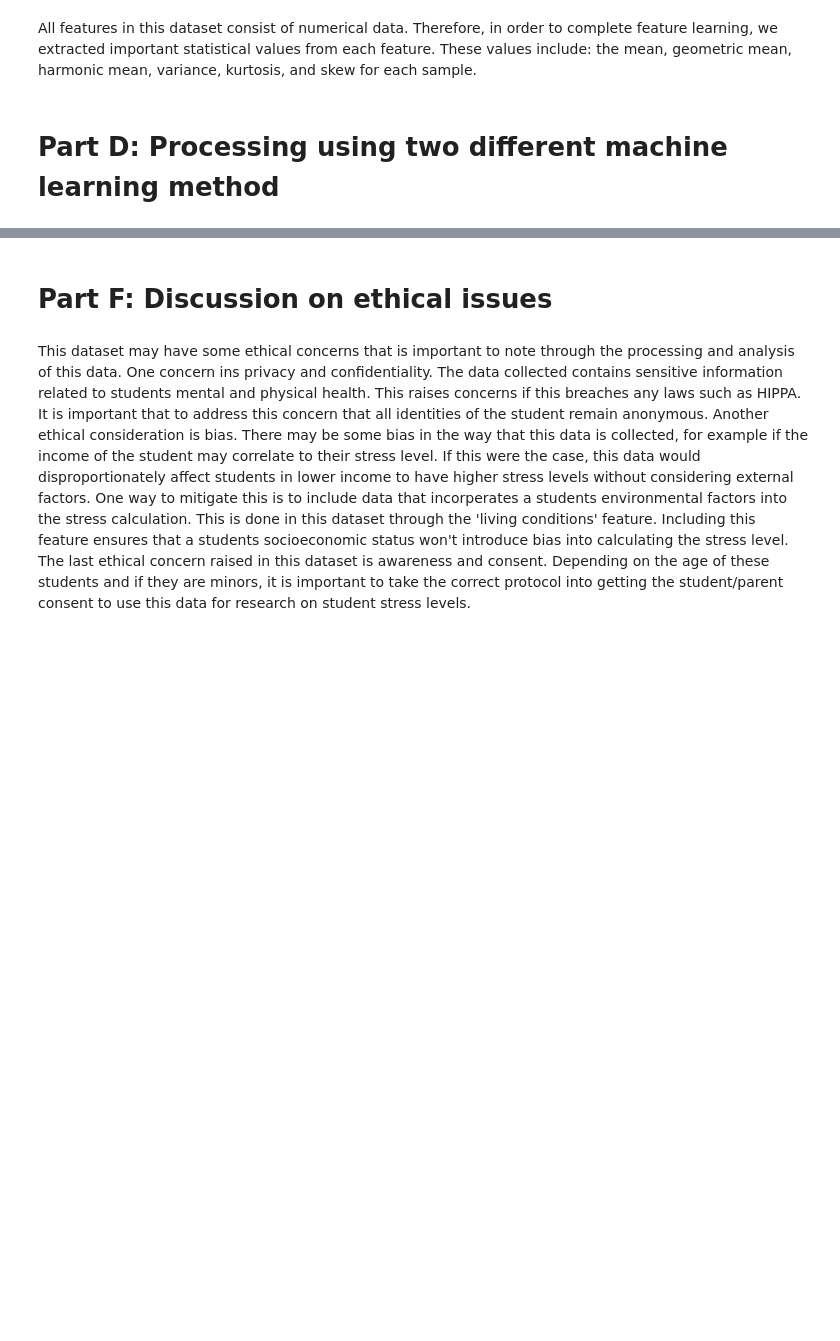
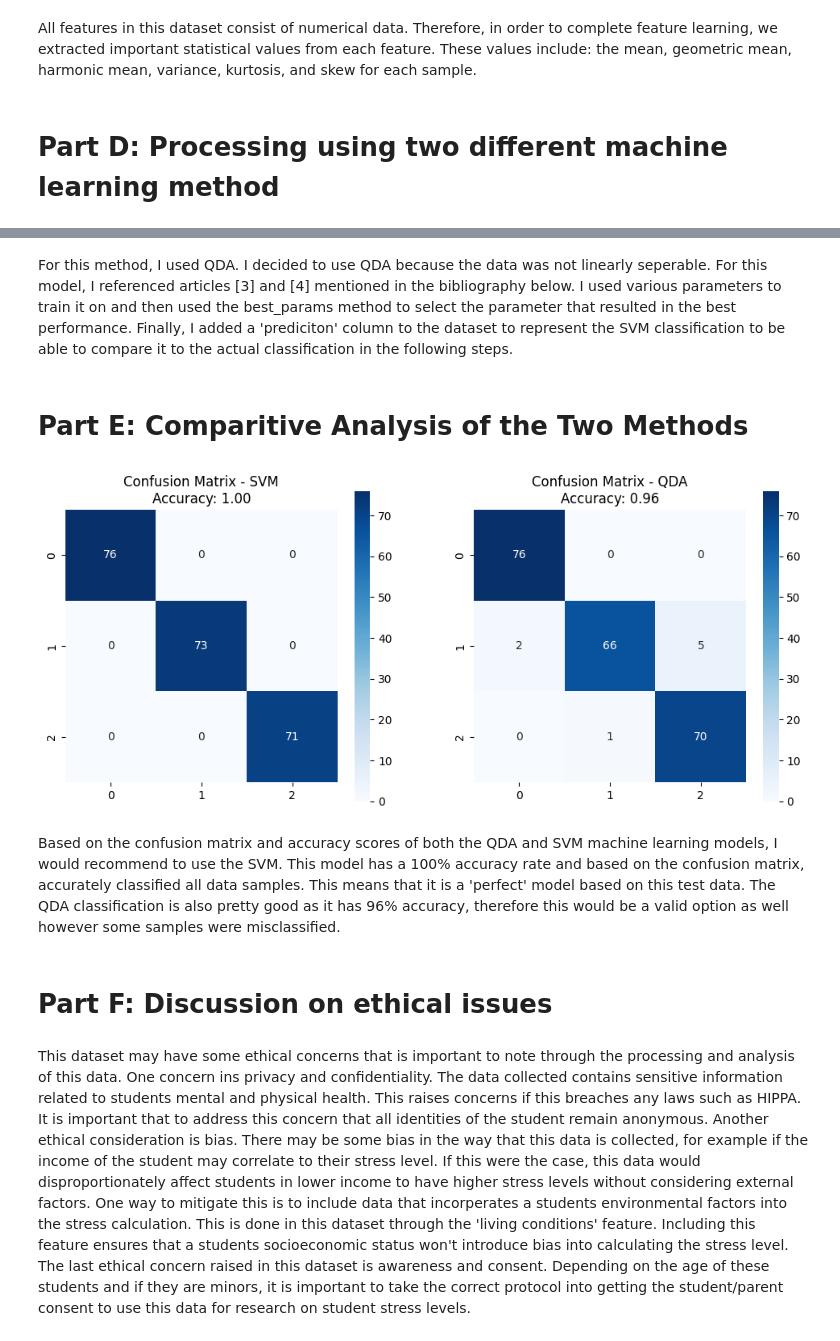
Before and after one commit to kaylaolivo/TermProject, a Jupyter notebook: KaylaandHarihaj_Dataset1.ipynb, the cells around one changed output, grey strips where cells are left out. Drawn from its saved outputs; the diff is of its cells as text; code cells hidden in the pictures; blank space fills up the shorter version.

Commit message:
dataset 1 final

```diff
--- a/KaylaandHarihaj_Dataset1.ipynb
+++ b/KaylaandHarihaj_Dataset1.ipynb
@@ -218,0 +270,18 @@ All features in this dataset consist of numerical data. Therefore, in order to c
+# %%
+X_train, X_test, y_train, y_test = train_test_split(X, y, test_size=0.2, random_state=42)
+qda = QuadraticDiscriminantAnalysis()
+param_grid = {'reg_param': [0.0, 0.1, 0.2, 0.3, 0.4, 0.5]}
+grid_search = GridSearchCV(qda, param_grid, cv=5, scoring='accuracy')
+grid_search.fit(X_train, y_train)
+best_params = grid_search.best_params_
+best_qda = QuadraticDiscriminantAnalysis(**best_params)
+best_qda.fit(X_train, y_train)
+y_pred = best_qda.predict(X_test)
+df_student_stress['QDA_prediction'] = final_model.predict(X)
+print(df_student_stress['SVM_prediction'])
+
+
+accuracy_QDA = accuracy_score(y_test, y_pred)
+print(accuracy_QDA)
+classification_rep_QDA = classification_report(y_test, y_pred)
+confusion_mat_QDA= confusion_matrix(y_test, y_pred)
@@ -219,3 +302,23 @@ All features in this dataset consist of numerical data. Therefore, in order to c
+# %% [markdown]
+For this method, I used QDA. I decided to use QDA because the data was not linearly seperable. For this model, I referenced articles [3] and [4] mentioned in the bibliography below. I used various parameters to train it on and then used the best_params method to select the parameter that resulted in the best performance. Finally, I added a 'prediciton' column to the dataset to represent the SVM classification to be able to compare it to the actual classification in the following steps.
+# %% [markdown]
+# Part E: Comparitive Analysis of the Two Methods
+# %%
+fig, axes = plt.subplots(1, 2, figsize=(12, 5))
+sns.heatmap(confusion_mat_SVM, annot=True, fmt='d', cmap='Blues', ax=axes[0])
+
+axes[0].imshow(confusion_mat_SVM, interpolation='nearest', cmap=plt.cm.Blues)
+axes[0].set_title('Confusion Matrix - SVM\nAccuracy: {:.2f}'.format(accuracy_SVM))
+sns.heatmap(confusion_mat_QDA, annot=True, fmt='d', cmap='Blues', ax=axes[1])
+
+axes[1].imshow(confusion_mat_QDA, interpolation='nearest', cmap=plt.cm.Blues)
+axes[1].set_title('Confusion Matrix - QDA\nAccuracy: {:.2f}'.format(accuracy_QDA))
+
+plt.show()
+# %% [output]
+[figure, added]
+# %% [markdown]
+Based on the confusion matrix and accuracy scores of both the QDA and SVM machine learning models, I would recommend to use the SVM. This model has a 100% accuracy rate and based on the confusion matrix, accurately classified all data samples. This means that it is a 'perfect' model based on this test data. The QDA classification is also pretty good as it has 96% accuracy, therefore this would be a valid option as well however some samples were misclassified.
 # %% [markdown]
 # Part F: Discussion on ethical issues
 # %% [markdown]
```
Also changed, not shown: parts of 8 cells of this notebook.
